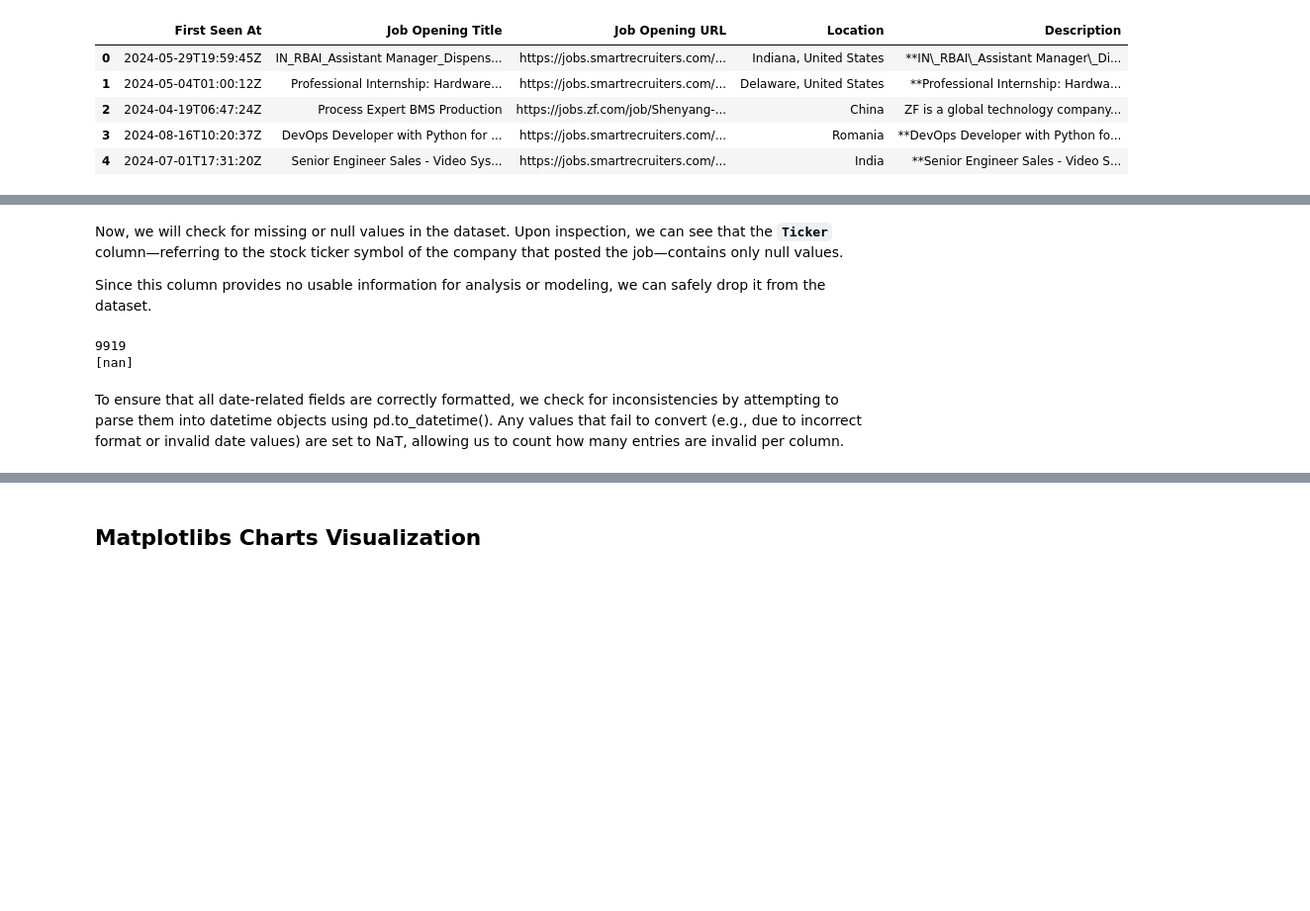
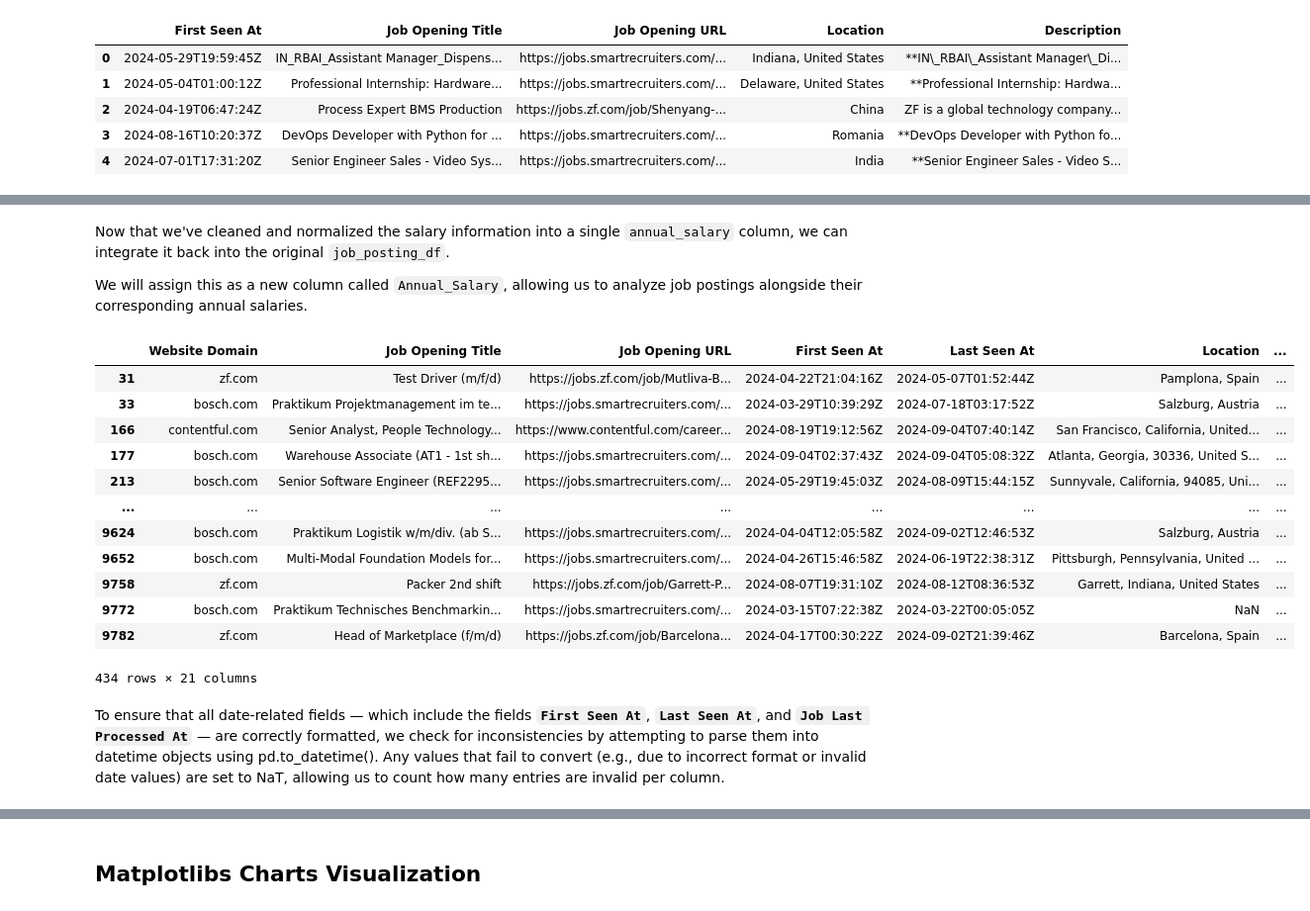
Before and after one commit to dredredre20/CSMODEL_MCO, a Jupyter notebook: mco.ipynb, the cells around one changed output, grey strips where cells are left out. Shown at 99% size. Drawn from its saved outputs; the diff is of its cells as text; code cells hidden in the pictures; blank space fills up the shorter version.

Commit message:
cleaned the salary column

```diff
--- a/mco.ipynb
+++ b/mco.ipynb
@@ -71,0 +132,5 @@ key_data_fields.head()
+# %%
+salary_df.info()
+
+# Drop rows with any null values
+salary_df.dropna(inplace=True)
@@ -72,2 +222,27 @@ key_data_fields.head()
 # %%
-# Checking for Multiple Data Representation of the same Categorical Values
+# Conversion factors
+monthly_to_annual = 12
+hours_per_week = 40
+weeks_per_year = 52
+hourly_to_annual = hours_per_week * weeks_per_year  # 40 * 52 = 2080
+
+for index, row in salary_df.iterrows():
+    # Convert hourly salaries to annual
+    if (row['salary_time_unit'] == 'hour'):
+        salary_df.loc[index, 'salary_low'] = row['salary_low'] * hourly_to_annual
+        salary_df.loc[index, 'salary_high'] = row['salary_high'] * hourly_to_annual
+        salary_df.loc[index, 'salary_time_unit'] = 'year'
+
+    # Convert monthly salaries to annual
+    elif (row['salary_time_unit'] == 'month'):
+        salary_df.loc[index, 'salary_low'] = row['salary_low'] * monthly_to_annual
+        salary_df.loc[index, 'salary_high'] = row['salary_high'] * monthly_to_annual
+        salary_df.loc[index, 'salary_time_unit'] = 'year'
+
+    # Retain annual salaries
+    else:
+        salary_df.loc[index, 'salary_low'] = row['salary_low']
+        salary_df.loc[index, 'salary_high'] = row['salary_high']
+
+
+salary_df
@@ -73,0 +269,6 @@ key_data_fields.head()
+# %%
+salary_df['annual_salary'] = (
+    salary_df[['salary_low', 'salary_high']].mean(axis=1)
+)
+
+salary_df
@@ -73,0 +293,3 @@ key_data_fields.head()
+# %%
+salary_df.drop(columns=['salary_low', 'salary_high', 'salary_currency', 'salary_time_unit'], inplace=True)
+salary_df
@@ -74,23 +310,31 @@ key_data_fields.head()
+# %% [markdown]
+Now that we've cleaned and normalized the salary information into a single `annual_salary` column, we can integrate it back into the original `job_posting_df`.
+
+We will assign this as a new column called `Annual_Salary`, allowing us to analyze job postings alongside their corresponding annual salaries.
+# %%
+# Add the annual salary to the original job_posting_df
+job_posting_df['Annual_Salary'] = salary_df['annual_salary']
+job_posting_df[job_posting_df['Annual_Salary'].notnull()]
+# %% [output]
+|  | Website Domain | Job Opening Title | Job Opening URL | First Seen At | Last Seen At | Location | ... |
+| 31 | zf.com | Test Driver (m/f/d) | https://jobs.zf.com/job/Mutliva-B... | 2024-04-22T21:04:16Z | 2024-05-07T01:52:44Z | Pamplona, Spain | ... |
+| 33 | bosch.com | Praktikum Projektmanagement im te... | https://jobs.smartrecruiters.com/... | 2024-03-29T10:39:29Z | 2024-07-18T03:17:52Z | Salzburg, Austria | ... |
+| 166 | contentful.com | Senior Analyst, People Technology... | https://www.contentful.com/career... | 2024-08-19T19:12:56Z | 2024-09-04T07:40:14Z | San Francisco, California, United... | ... |
+| 177 | bosch.com | Warehouse Associate (AT1 - 1st sh... | https://jobs.smartrecruiters.com/... | 2024-09-04T02:37:43Z | 2024-09-04T05:08:32Z | Atlanta, Georgia, 30336, United S... | ... |
+| 213 | bosch.com | Senior Software Engineer (REF2295... | https://jobs.smartrecruiters.com/... | 2024-05-29T19:45:03Z | 2024-08-09T15:44:15Z | Sunnyvale, California, 94085, Uni... | ... |
+| ... | ... | ... | ... | ... | ... | ... | ... |
+| 9624 | bosch.com | Praktikum Logistik w/m/div. (ab S... | https://jobs.smartrecruiters.com/... | 2024-04-04T12:05:58Z | 2024-09-02T12:46:53Z | Salzburg, Austria | ... |
+| 9652 | bosch.com | Multi-Modal Foundation Models for... | https://jobs.smartrecruiters.com/... | 2024-04-26T15:46:58Z | 2024-06-19T22:38:31Z | Pittsburgh, Pennsylvania, United ... | ... |
+| 9758 | zf.com | Packer 2nd shift | https://jobs.zf.com/job/Garrett-P... | 2024-08-07T19:31:10Z | 2024-08-12T08:36:53Z | Garrett, Indiana, United States | ... |
+| 9772 | bosch.com | Praktikum Technisches Benchmarkin... | https://jobs.smartrecruiters.com/... | 2024-03-15T07:22:38Z | 2024-03-22T00:05:05Z | NaN | ... |
+| 9782 | zf.com | Head of Marketplace (f/m/d) | https://jobs.zf.com/job/Barcelona... | 2024-04-17T00:30:22Z | 2024-09-02T21:39:46Z | Barcelona, Spain | ... |
+434 rows × 21 columns
 # %%
 # Checking for Incorrect Datatypes
-# %% [markdown]
-Now, we will check for missing or null values in the dataset. Upon inspection, we can see that the **`Ticker`** column—referring to the stock ticker symbol of the company that posted the job—contains only null values.
-
-Since this column provides no usable information for analysis or modeling, we can safely drop it from the dataset.
-# %%
-# Check the Ticker column
-print(job_posting_df['Ticker'].isna().sum())
-print(job_posting_df['Ticker'].unique())
-
-# Drop the column
-job_posting_df = job_posting_df.drop(columns=['Ticker'])
-# %% [output]
-9919
-[nan]
 # %%
 # Checking for Duplicate Data
 # %% [markdown]
-To ensure that all date-related fields are correctly formatted, we check for inconsistencies by attempting to parse them into datetime objects using pd.to_datetime(). Any values that fail to convert (e.g., due to incorrect format or invalid date values) are set to NaT, allowing us to count how many entries are invalid per column.
+To ensure that all date-related fields — which include the fields **`First Seen At`**, **`Last Seen At`**, and **`Job Last Processed At`** — are correctly formatted, we check for inconsistencies by attempting to parse them into datetime objects using pd.to_datetime(). Any values that fail to convert (e.g., due to incorrect format or invalid date values) are set to NaT, allowing us to count how many entries are invalid per column.
 # %%
 # Checking for Inconsistent Date Formatting
 date_fields = ['First Seen At', 'Last Seen At', 'Job Last Processed At']
```
Also changed, not shown: parts of 25 cells of this notebook.
